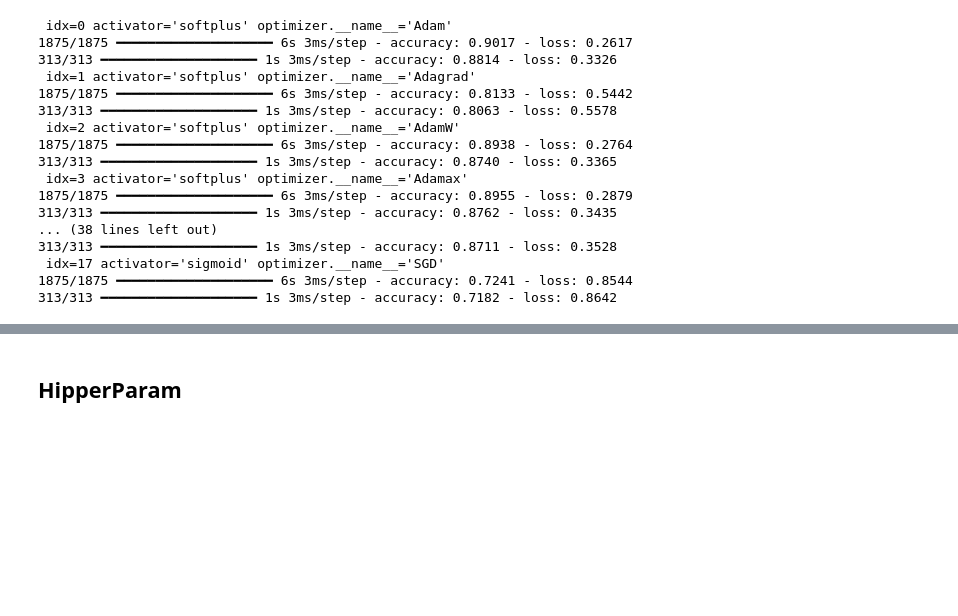
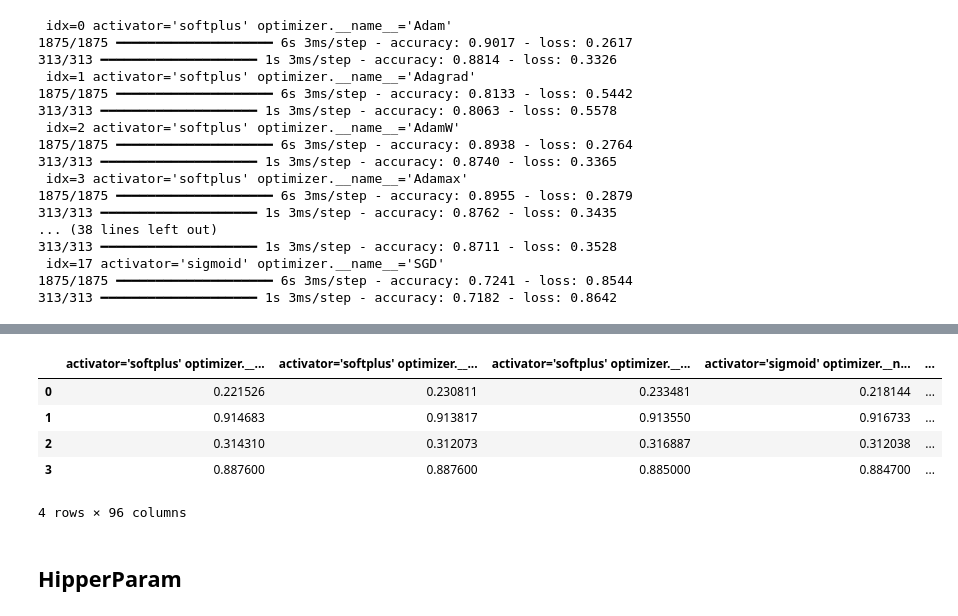
Before and after one commit to tarsweb-Python-GOIT/DS-HW, a Jupyter notebook: HW-09.ipynb, the cells around one changed output, grey strips where cells are left out. Cells and saved outputs as stored; diff of their text form; code cells hidden in the pictures; blank space fills up the shorter version.

```diff
--- a/HW-09.ipynb
+++ b/HW-09.ipynb
@@ -470,3 +560,12 @@ pd.DataFrame({k: v for k, v in sorted(result_collect.items(), key=lambda item: i
+# %%
+pd.DataFrame({k: v for k, v in sorted(result_collect.items(), key=lambda item: item[1][3], reverse = True)})
+# %% [output]
+|  | activator='softplus' optimizer.__... | activator='softplus' optimizer.__... | activator='softplus' optimizer.__... | activator='sigmoid' optimizer.__n... | ... |
+| 0 | 0.221526 | 0.230811 | 0.233481 | 0.218144 | ... |
+| 1 | 0.914683 | 0.913817 | 0.913550 | 0.916733 | ... |
+| 2 | 0.314310 | 0.312073 | 0.316887 | 0.312038 | ... |
+| 3 | 0.887600 | 0.887600 | 0.885000 | 0.884700 | ... |
+4 rows × 96 columns
 # %% [markdown]
 ## HipperParam
 # %%
```
Also changed, not shown: parts of 20 cells of this notebook.
